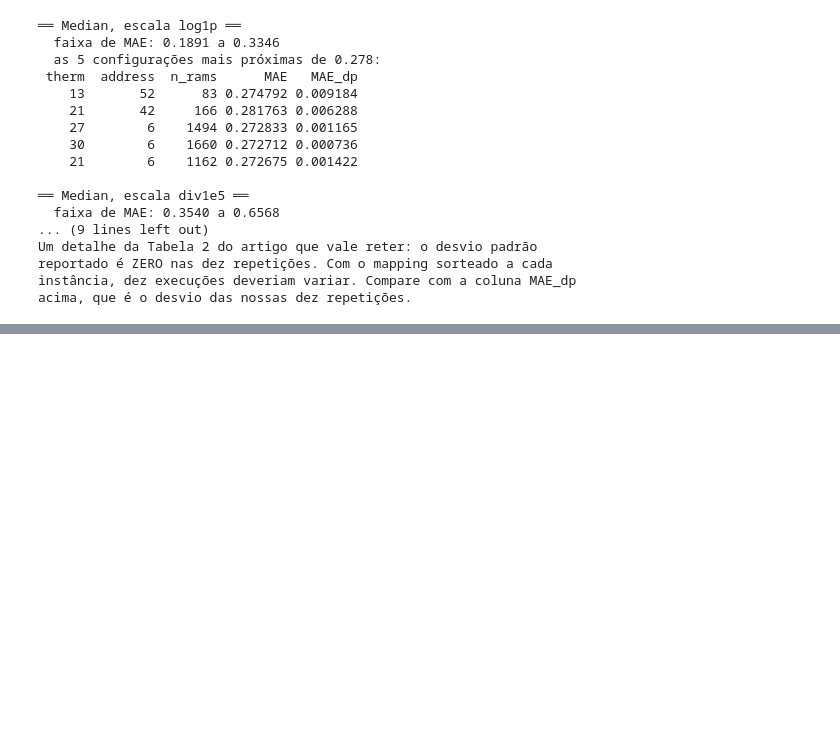
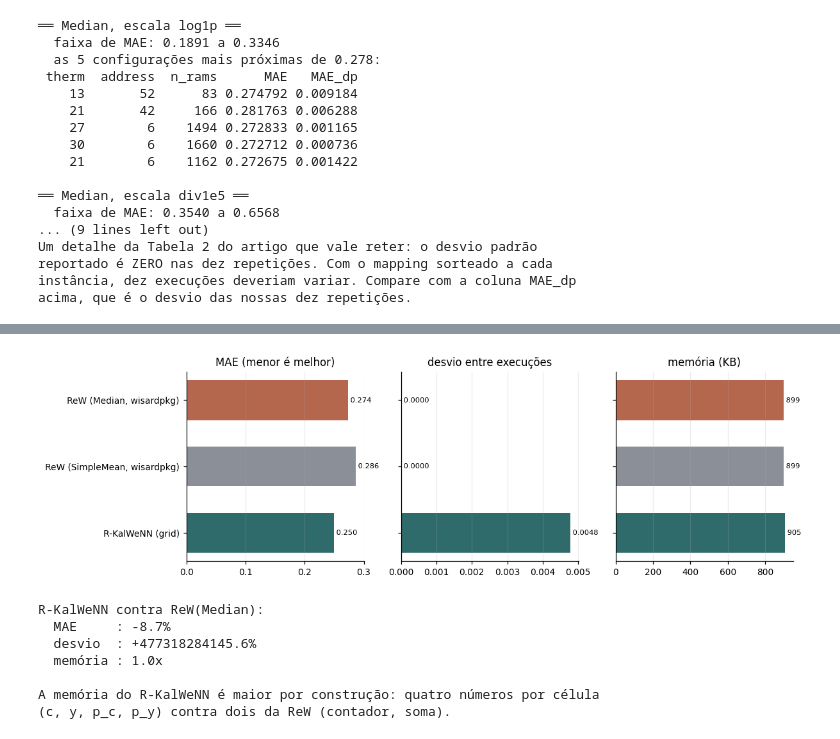
Before and after one commit to AstroNatasha/KalWeNN, a Jupyter notebook: RegressionKalWeNN/04_reproducao_tese.ipynb, the cells around one changed output, grey strips where cells are left out. Cells and saved outputs as stored; diff of their text form; code cells hidden in the pictures; blank space fills up the shorter version.

```diff
--- a/RegressionKalWeNN/04_reproducao_tese.ipynb
+++ b/RegressionKalWeNN/04_reproducao_tese.ipynb
@@ -575,0 +1160,20 @@ acima, que é o desvio das nossas dez repetições.
+# %%
+fig, ax = plt.subplots(2, 2, figsize=(11, 7))
+
+for a, (M, xs, ys, xl, yl, tit) in zip(ax.ravel(), [
+    (gc_mae, R_C, Q_C, "r_c", "q_c", "PESO: MAE"),
+    (gc_dp,  R_C, Q_C, "r_c", "q_c", "PESO: desvio entre seeds"),
+    (gy_mae, R_Y, Q_Y, "r_y", "q_y", "ESTIMATIVA: MAE"),
+    (gy_dp,  R_Y, Q_Y, "r_y", "q_y", "ESTIMATIVA: desvio entre seeds"),
+]):
+    im = a.imshow(M, cmap="viridis_r", aspect="auto")
+    a.set(xticks=range(len(xs)), xticklabels=[f"{v:g}" for v in xs],
+          yticks=range(len(ys)), yticklabels=[f"{v:g}" for v in ys],
+          xlabel=xl, ylabel=yl, title=tit)
+    for p in range(M.shape[0]):
+        for q in range(M.shape[1]):
+            a.text(q, p, f"{M[p,q]:.3f}", ha="center", va="center", fontsize=7,
+                   color="white" if M[p,q] > M.mean() else "black")
+    plt.colorbar(im, ax=a, fraction=.046)
+    a.grid(False)
+plt.tight_layout(); plt.show()
@@ -575,0 +1279,34 @@ acima, que é o desvio das nossas dez repetições.
+# %%
+fig, ax = plt.subplots(1, 3, figsize=(11, 3.4))
+ypos = np.arange(len(comp))[::-1]
+cores = [COR_REW, COR_REF, COR_KAL]
+
+for a, col, tit, fmt in [
+    (ax[0], "MAE",        "MAE (menor é melhor)",   lambda v: f"{v:.3f}"),
+    (ax[1], "MAE_dp",     "desvio entre execuções", lambda v: f"{v:.4f}"),
+    (ax[2], "memoria_KB", "memória (KB)",           lambda v: f"{v:,.0f}"),
+]:
+    a.barh(ypos, comp[col], color=cores, height=.6)
+    a.set(yticks=ypos, yticklabels=comp.modelo if a is ax[0] else [], title=tit)
+    a.grid(axis="y", visible=False)
+    for p_, v in zip(ypos, comp[col]):
+        a.text(v, p_, " " + fmt(v), va="center", fontsize=7.5)
+plt.tight_layout(); plt.show()
+
+r_kal = comp[comp.modelo.str.startswith("R-KalWeNN")].iloc[0]
+r_med = comp[comp.modelo.str.contains("Median")].iloc[0]
+print("R-KalWeNN contra ReW(Median):")
+print(f"  MAE     : {(r_kal.MAE/r_med.MAE - 1)*100:+.1f}%")
+print(f"  desvio  : {(r_kal.MAE_dp/max(r_med.MAE_dp, 1e-12) - 1)*100:+.1f}%")
+print(f"  memória : {r_kal.memoria_KB/r_med.memoria_KB:.1f}x")
+print("\nA memória do R-KalWeNN é maior por construção: quatro números por célula")
+print("(c, y, p_c, p_y) contra dois da ReW (contador, soma).")
+# %% [output]
+[figure, added]
+R-KalWeNN contra ReW(Median):
+  MAE     : -8.7%
+  desvio  : +477318284145.6%
+  memória : 1.0x
+
+A memória do R-KalWeNN é maior por construção: quatro números por célula
+(c, y, p_c, p_y) contra dois da ReW (contador, soma).
```
Also changed, not shown: parts of 19 cells of this notebook, 1 other file.
